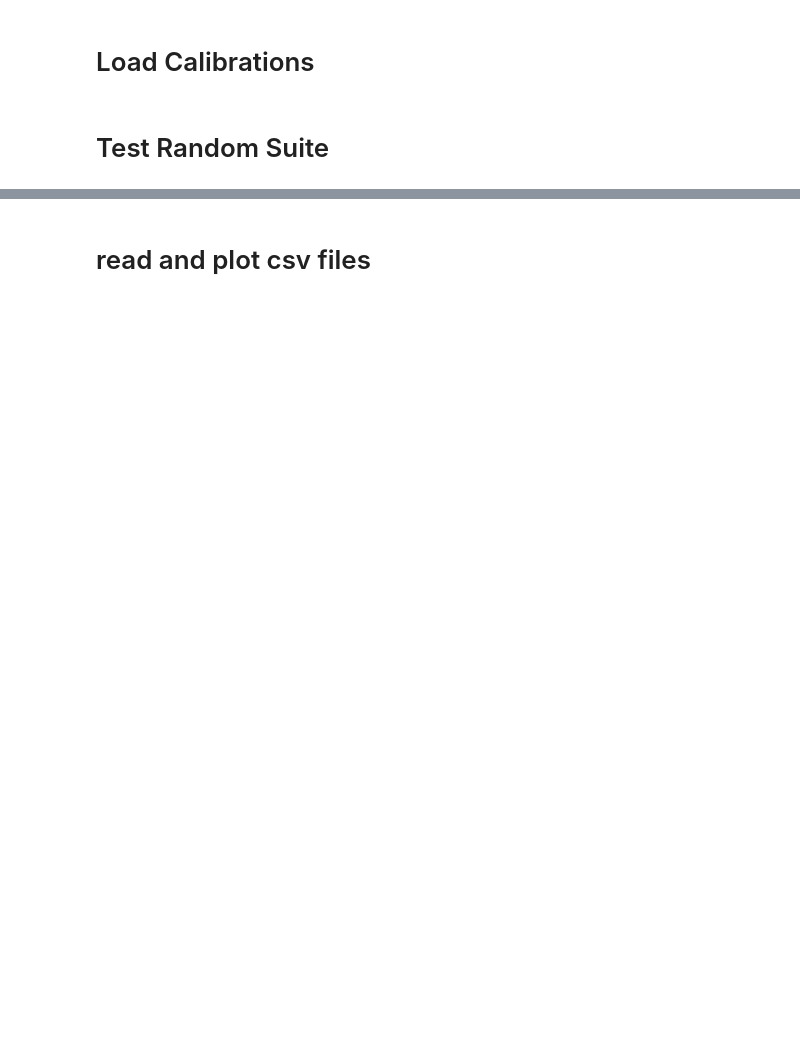
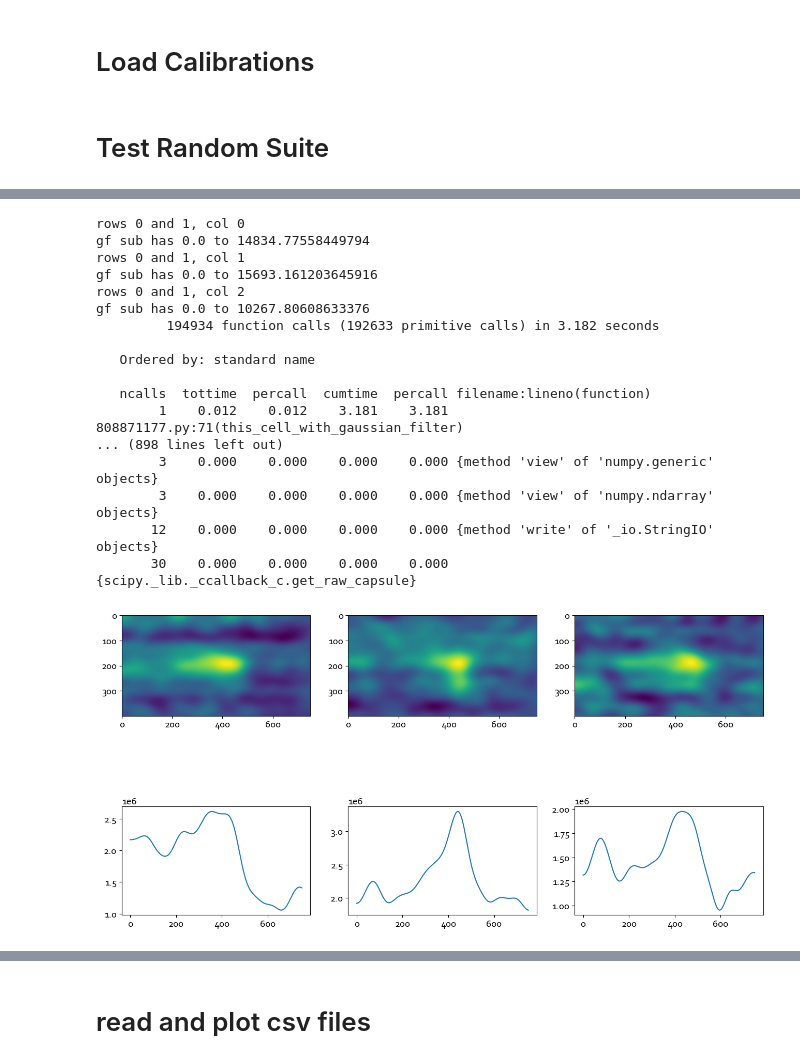
Before and after one commit to willowdpring/LanexPointingLib, a Jupyter notebook: testing.ipynb, the cells around one changed output, grey strips where cells are left out. Saved outputs shown, nothing was run; the diff lists cells and outputs as text; code cells hidden in the pictures; blank space fills up the shorter version.

```diff
--- a/testing.ipynb
+++ b/testing.ipynb
@@ -178,0 +294,21 @@ IndexError: index 2 is out of bounds for axis 0 with size 2
+# %%
+cProfile.run("this_cell_with_gaussian_filter()")
+# %% [output]
+rows 0 and 1, col 0
+gf sub has 0.0 to 14834.77558449794
+rows 0 and 1, col 1
+gf sub has 0.0 to 15693.161203645916
+rows 0 and 1, col 2
+gf sub has 0.0 to 10267.80608633376
+         194934 function calls (192633 primitive calls) in 3.182 seconds
+
+   Ordered by: standard name
+
+   ncalls  tottime  percall  cumtime  percall filename:lineno(function)
+        1    0.012    0.012    3.181    3.181 808871177.py:71(this_cell_with_gaussian_filter)
+... (898 lines left out)
+        3    0.000    0.000    0.000    0.000 {method 'view' of 'numpy.generic' objects}
+        3    0.000    0.000    0.000    0.000 {method 'view' of 'numpy.ndarray' objects}
+       12    0.000    0.000    0.000    0.000 {method 'write' of '_io.StringIO' objects}
+       30    0.000    0.000    0.000    0.000 {scipy._lib._ccallback_c.get_raw_capsule}
+[figure, added]
```
Also changed, not shown: parts of 7 cells of this notebook, 2 other files.
